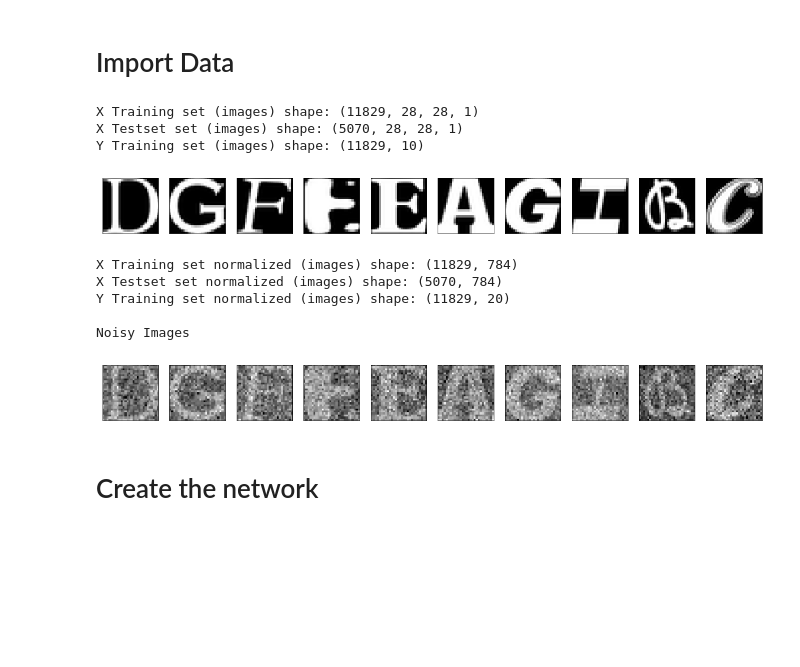
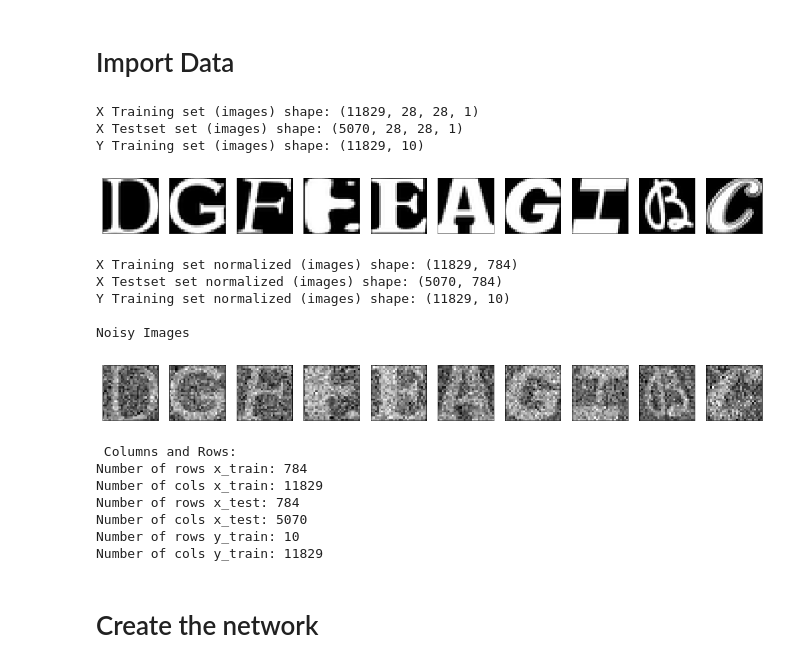
Before and after one commit to JeyDi/Digits-NeuralNet, a Jupyter notebook: experiment-normal.ipynb, the cells around one changed output. Drawn from its saved outputs; the diff is of its cells as text; code cells hidden in the pictures; blank space fills up the shorter version.

```diff
--- a/experiment-normal.ipynb
+++ b/experiment-normal.ipynb
@@ -26,22 +28,28 @@ from sklearn.preprocessing import StandardScaler
 # Import Data
 # %%
 # Load x_test features from file
-filename = "./x_test.obj"
-with open(filename, 'rb') as file:
-    x_test = pickle.load(file)
-    file.close()
+# filename = "./x_test.obj"
+# with open(filename, 'rb') as file:
+#     x_test = pickle.load(file)
+#     file.close()
 
-# Load x_train features from file
-filename = "./x_train.obj"
-with open(filename, 'rb') as file:
-    x_train = pickle.load(file)
-    file.close()
+# # Load x_train features from file
+# filename = "./x_train.obj"
+# with open(filename, 'rb') as file:
+#     x_train = pickle.load(file)
+#     file.close()
 
-# Load y_train label from file
-filename = "./y_train.obj"
-with open(filename, 'rb') as file:
-    y_train = pickle.load(file)
-    file.close()
+# # Load y_train label from file
+# filename = "./y_train.obj"
+# with open(filename, 'rb') as file:
+#     y_train = pickle.load(file)
+#     file.close()
+
+x_train = pickle.load(open("x_train.obj","rb"))
+
+x_test = pickle.load(open("x_test.obj","rb"))
+
+y_train = pickle.load(open("y_train.obj","rb"))
 
 #See wich data you have
 print("X Training set (images) shape: {shape}".format(shape=x_train.shape))
@@ -49,7 +57,7 @@ print("X Testset set (images) shape: {shape}".format(shape=x_test.shape))
 print("Y Training set (images) shape: {shape}".format(shape=y_train.shape))
 
 #Trasform the y_train to categorical
-y_train = to_categorical(y_train)
+# y_train = to_categorical(y_train)
 
 #Plot the letters
 n = 10  # how many letters we will display
@@ -70,42 +78,69 @@ x_test = x_test.reshape((len(x_test), np.prod(x_test.shape[1:])))
 
 
 y_train = y_train.astype('float32') / 255.
-y_train = y_train.reshape((len(y_train), np.prod(y_train.shape[1:])))
+# y_train = y_train.reshape((len(y_train), np.prod(y_train.shape[1:])))
 
 #Create a training and test set with some noise to have a much more robust model
 noise_factor = 0.5
 x_train_noisy = x_train + noise_factor * np.random.normal(loc=0.0, scale=1.0, size=x_train.shape)
 x_test_noisy = x_test + noise_factor * np.random.normal(loc=0.0, scale=1.0, size=x_test.shape)
 
 y_train_noisy = y_train + noise_factor * np.random.normal(loc=0.0, scale=1.0, size=y_train.shape)
 
 print("X Training set normalized (images) shape: {shape}".format(shape=x_train.shape))
 print("X Testset set normalized (images) shape: {shape}".format(shape=x_test.shape))
 print("Y Training set normalized (images) shape: {shape}".format(shape=y_train.shape))
 
 print("\nNoisy Images")
 
 n = 10  # how many digits we will display
 plt.figure(figsize=(20, 4))
 for i in range(n):
     # display original
     ax = plt.subplot(2, n, i + 1)
     plt.imshow(x_test_noisy[i].reshape(28, 28))
     plt.gray()
     ax.get_xaxis().set_visible(False)
     ax.get_yaxis().set_visible(False)
 plt.show()
+
+print("\n Columns and Rows:")
+
+#See the right disposition of the predictor
+n_rows_x_train = x_train.shape[1]
+n_cols_x_train = x_train.shape[0]
+print("Number of rows x_train: " + str(n_rows_x_train))
+print("Number of cols x_train: " + str(n_cols_x_train))
+
+#See the right disposition of the target array
+n_rows_x_test = x_test.shape[1]
+n_cols_x_test = x_test.shape[0]
+print("Number of rows x_test: " + str(n_rows_x_test))
+print("Number of cols x_test: " + str(n_cols_x_test))
+
+#See the right disposition of the target array
+n_rows_y_train = y_train.shape[1]
+n_cols_y_train = y_train.shape[0]
+print("Number of rows y_train: " + str(n_rows_y_train))
+print("Number of cols y_train: " + str(n_cols_y_train))
 # %% [output]
 X Training set (images) shape: (11829, 28, 28, 1)
 X Testset set (images) shape: (5070, 28, 28, 1)
 Y Training set (images) shape: (11829, 10)
 [figure]
 X Training set normalized (images) shape: (11829, 784)
 X Testset set normalized (images) shape: (5070, 784)
-Y Training set normalized (images) shape: (11829, 20)
+Y Training set normalized (images) shape: (11829, 10)
 
 Noisy Images
-[figure, old version]
+[figure, new version]
+ Columns and Rows:
+Number of rows x_train: 784
+Number of cols x_train: 11829
+Number of rows x_test: 784
+Number of cols x_test: 5070
+Number of rows y_train: 10
+Number of cols y_train: 11829
 # %% [markdown]
 # Create the network
 # %%
```
Also changed, not shown: parts of 8 cells of this notebook, 7 other files.
